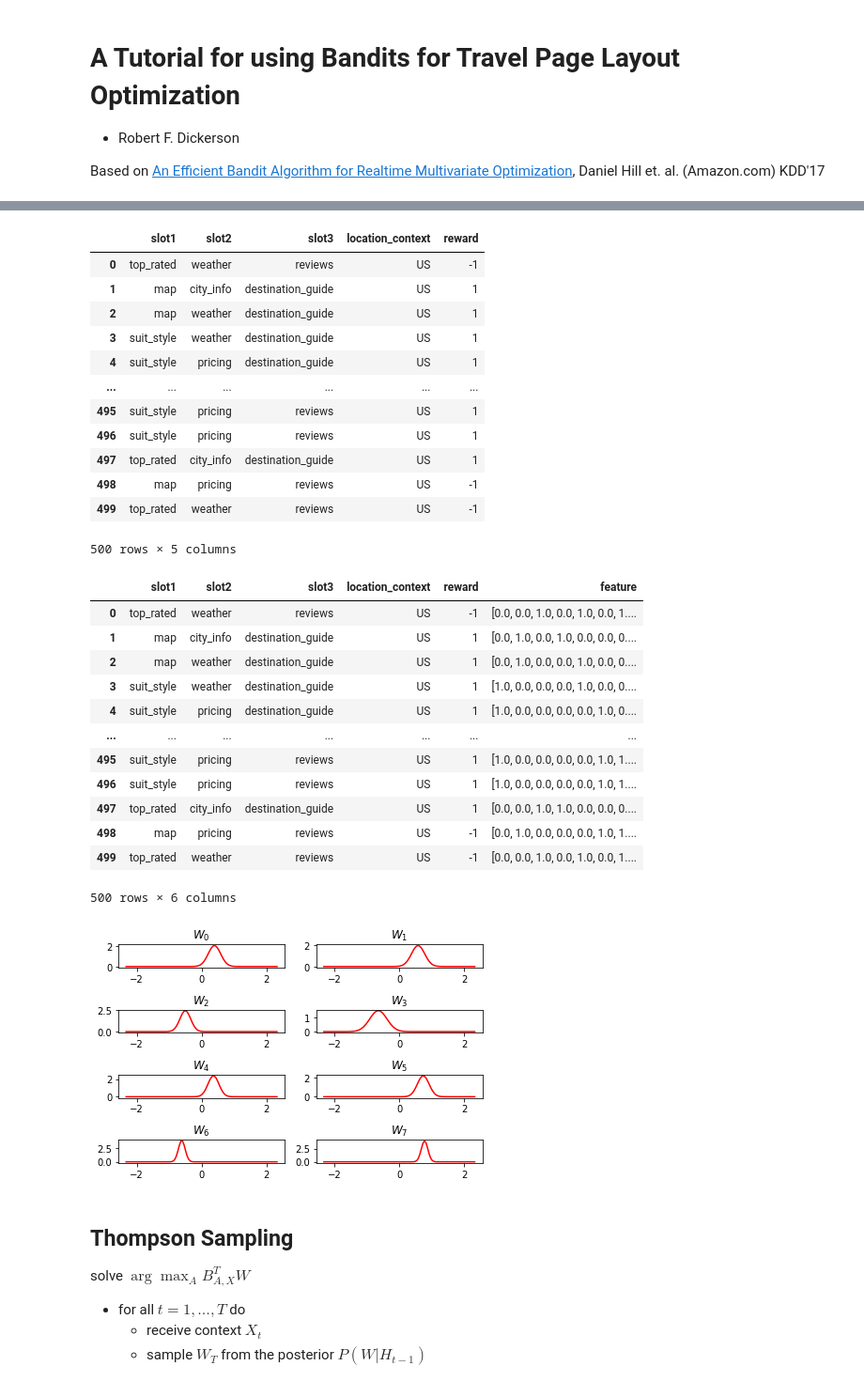
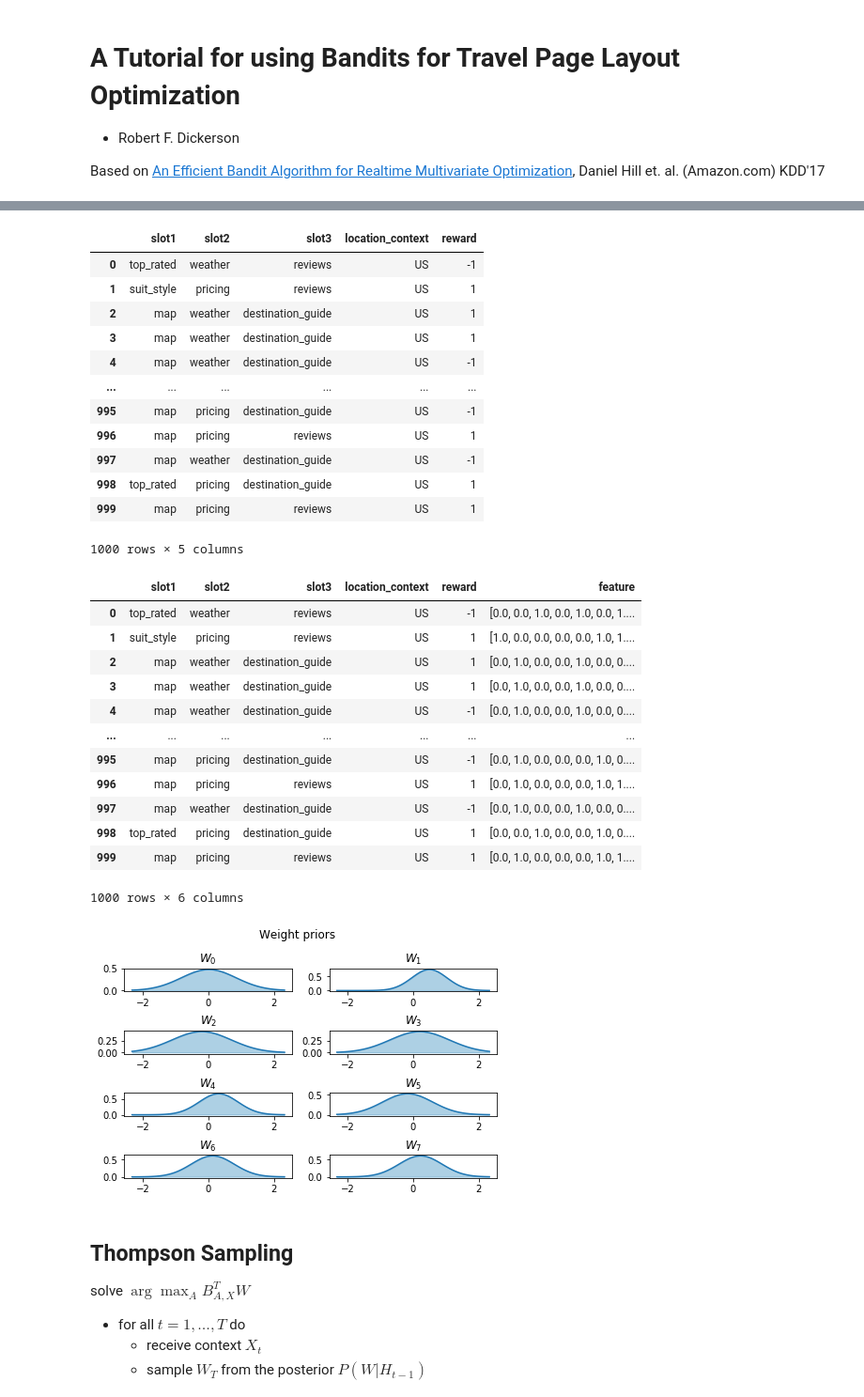
Before and after one commit to rfdickerson/multiarmed-bandits, a Jupyter notebook: Contextual Bandits.ipynb, the cells around one changed output, grey strips where cells are left out. Shown at 94% size. Drawn from its saved outputs; the diff is of its cells as text; code cells hidden in the pictures.

Commit message:
better plot

```diff
--- a/Contextual Bandits.ipynb
+++ b/Contextual Bandits.ipynb
@@ -65,7 +65,7 @@ choices_slot_2 = ["city_info", "weather", "pricing"]
 choices_slot_3 = ["reviews", "destination_guide"]
 
 # number of random layouts to generate
-N = 500
+N = 1000
 
 
 s1 = random.choices(choices_slot_1, k=N)
@@ -76,14 +76,13 @@ s3 = random.choices(choices_slot_3, k=N)
 def is_reward(s1, s2, s3):
 
     # draw a uniform random sample
-    r = random.random()
+    r = np.random.random()
 
     p = 0.2
 
     if s3 == 'reviews':
         p = 0.4
         if s1 == 'top_rated':
-            # similar rentals widget combined with instant book
             p = 0.7
 
     return 1 if r > p else -1
@@ -97,17 +96,17 @@ display(df)
 # %% [output]
 |  | slot1 | slot2 | slot3 | location_context | reward |
 | 0 | top_rated | weather | reviews | US | -1 |
-| 1 | map | city_info | destination_guide | US | 1 |
+| 1 | suit_style | pricing | reviews | US | 1 |
 | 2 | map | weather | destination_guide | US | 1 |
-| 3 | suit_style | weather | destination_guide | US | 1 |
-| 4 | suit_style | pricing | destination_guide | US | 1 |
+| 3 | map | weather | destination_guide | US | 1 |
+| 4 | map | weather | destination_guide | US | -1 |
 | ... | ... | ... | ... | ... | ... |
-| 495 | suit_style | pricing | reviews | US | 1 |
-| 496 | suit_style | pricing | reviews | US | 1 |
-| 497 | top_rated | city_info | destination_guide | US | 1 |
-| 498 | map | pricing | reviews | US | -1 |
-| 499 | top_rated | weather | reviews | US | -1 |
+| 995 | map | pricing | destination_guide | US | -1 |
+| 996 | map | pricing | reviews | US | 1 |
+| 997 | map | weather | destination_guide | US | -1 |
+| 998 | top_rated | pricing | destination_guide | US | 1 |
+| 999 | map | pricing | reviews | US | 1 |
-500 rows × 5 columns
+1000 rows × 5 columns
 # %%
 def feature_vector(slot1, slot2, slot3):
     """Creates a one-hot binary vector based on the layout"""
@@ -121,9 +120,14 @@ def feature_vector(slot1, slot2, slot3):
 
     a = np.zeros(sx1 + sx2 + sx3)
 
-    a[s1] = 1
-    a[s2 + sx1] = 1
-    a[s3 + sx1 + sx2] = 1
+    offset = 0
+    a[s1 + offset] = 1
+    offset += sx1
+    a[s2 + offset] = 1
+    offset += sx2
+    a[s3 + offset] = 1
+    offset += sx3
+
     return a
 
 
@@ -133,23 +137,23 @@ display(df)
 # %% [output]
 |  | slot1 | slot2 | slot3 | location_context | reward | feature |
 | 0 | top_rated | weather | reviews | US | -1 | [0.0, 0.0, 1.0, 0.0, 1.0, 0.0, 1.... |
-| 1 | map | city_info | destination_guide | US | 1 | [0.0, 1.0, 0.0, 1.0, 0.0, 0.0, 0.... |
+| 1 | suit_style | pricing | reviews | US | 1 | [1.0, 0.0, 0.0, 0.0, 0.0, 1.0, 1.... |
 | 2 | map | weather | destination_guide | US | 1 | [0.0, 1.0, 0.0, 0.0, 1.0, 0.0, 0.... |
-| 3 | suit_style | weather | destination_guide | US | 1 | [1.0, 0.0, 0.0, 0.0, 1.0, 0.0, 0.... |
-| 4 | suit_style | pricing | destination_guide | US | 1 | [1.0, 0.0, 0.0, 0.0, 0.0, 1.0, 0.... |
+| 3 | map | weather | destination_guide | US | 1 | [0.0, 1.0, 0.0, 0.0, 1.0, 0.0, 0.... |
+| 4 | map | weather | destination_guide | US | -1 | [0.0, 1.0, 0.0, 0.0, 1.0, 0.0, 0.... |
 | ... | ... | ... | ... | ... | ... | ... |
-| 495 | suit_style | pricing | reviews | US | 1 | [1.0, 0.0, 0.0, 0.0, 0.0, 1.0, 1.... |
-| 496 | suit_style | pricing | reviews | US | 1 | [1.0, 0.0, 0.0, 0.0, 0.0, 1.0, 1.... |
-| 497 | top_rated | city_info | destination_guide | US | 1 | [0.0, 0.0, 1.0, 1.0, 0.0, 0.0, 0.... |
-| 498 | map | pricing | reviews | US | -1 | [0.0, 1.0, 0.0, 0.0, 0.0, 1.0, 1.... |
-| 499 | top_rated | weather | reviews | US | -1 | [0.0, 0.0, 1.0, 0.0, 1.0, 0.0, 1.... |
+| 995 | map | pricing | destination_guide | US | -1 | [0.0, 1.0, 0.0, 0.0, 0.0, 1.0, 0.... |
+| 996 | map | pricing | reviews | US | 1 | [0.0, 1.0, 0.0, 0.0, 0.0, 1.0, 1.... |
+| 997 | map | weather | destination_guide | US | -1 | [0.0, 1.0, 0.0, 0.0, 1.0, 0.0, 0.... |
+| 998 | top_rated | pricing | destination_guide | US | 1 | [0.0, 0.0, 1.0, 0.0, 0.0, 1.0, 0.... |
+| 999 | map | pricing | reviews | US | 1 | [0.0, 1.0, 0.0, 0.0, 0.0, 1.0, 1.... |
-500 rows × 6 columns
+1000 rows × 6 columns
 # %%
 
 from scipy.stats import norm, bernoulli
 
 d = 8
-t = 100
+t = 10
 
 mu = np.zeros(d)
 sigma = np.ones(d)
@@ -171,27 +175,28 @@ for i in range(t):
 
     mu = mu + reward * feature * sigma/variance * v(reward*feature*mu/sigma)
     sigma = sigma * (1 - feature * sigma/variance * w(reward * feature * mu/variance))
-
-#     print('mu: {}'.format(mu))
-#     print('sigma: {}'.format(sigma))
 # %%
 import matplotlib.pyplot as plt
 
-for i in range(8):
+fig, axs = plt.subplots(4, 2, constrained_layout=True)
+fig.suptitle("Weight priors")
+
+for i in range(d):
 
     x = np.linspace(norm.ppf(0.01), norm.ppf(0.99), 100)
 
     y = norm.pdf(x, loc=mu[i], scale=sigma[i])
 
-    ax = plt.subplot(4, 2, i+1)
-    ax.plot(x, y, 'r-', label=str(i))
-    ax.set_title(r'$W_{}$'.format(i))
+    ri = i//2
+    ci = i%2
+    axs[ri, ci].plot(x, y, label=str(i))
+    axs[ri, ci].fill_between(x, 0, y, color="#348ABD", alpha=0.4)
+    axs[ri, ci].set_title(r'$W_{}$'.format(i))
 
 
-plt.tight_layout()
 plt.show()
 # %% [output]
-[figure, old version]
+[figure, new version]
 # %% [markdown]
 ## Thompson Sampling
 
```
Also changed, not shown: parts of 5 cells of this notebook, 2 other files.
